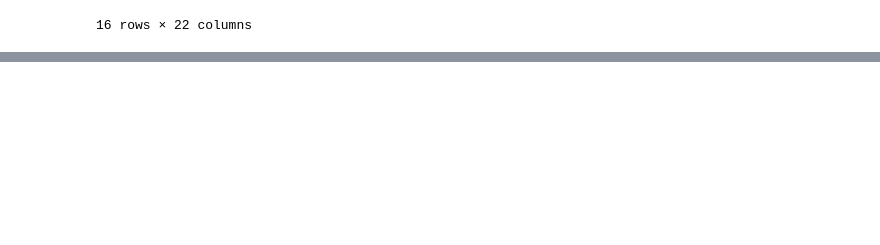
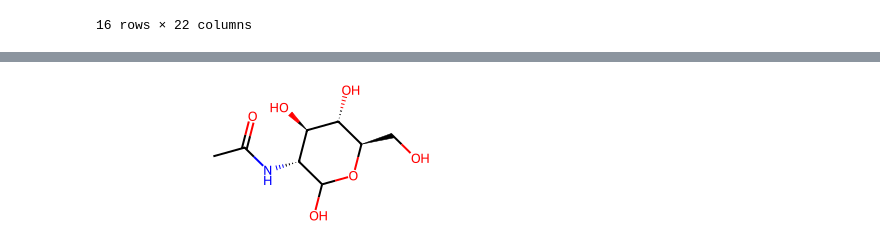
Before and after one commit to blanchebillarant/ppchem, a Jupyter notebook: project/project code.ipynb, the cells around one changed output, grey strips where cells are left out. Saved outputs shown, nothing was run; the diff lists cells and outputs as text; code cells hidden in the pictures; blank space fills up the shorter version.

```diff
--- a/project/project code.ipynb
+++ b/project/project code.ipynb
@@ -181,0 +188,5 @@ mol
+# %%
+mol = Chem.MolFromSmiles('CC(=O)N[C@@H]1[C@H]([C@@H]([C@H](OC1O)CO)O)O')
+mol
+# %% [output]
+[figure, added]
```
Also changed, not shown: parts of 2 cells of this notebook, 1 other file.
